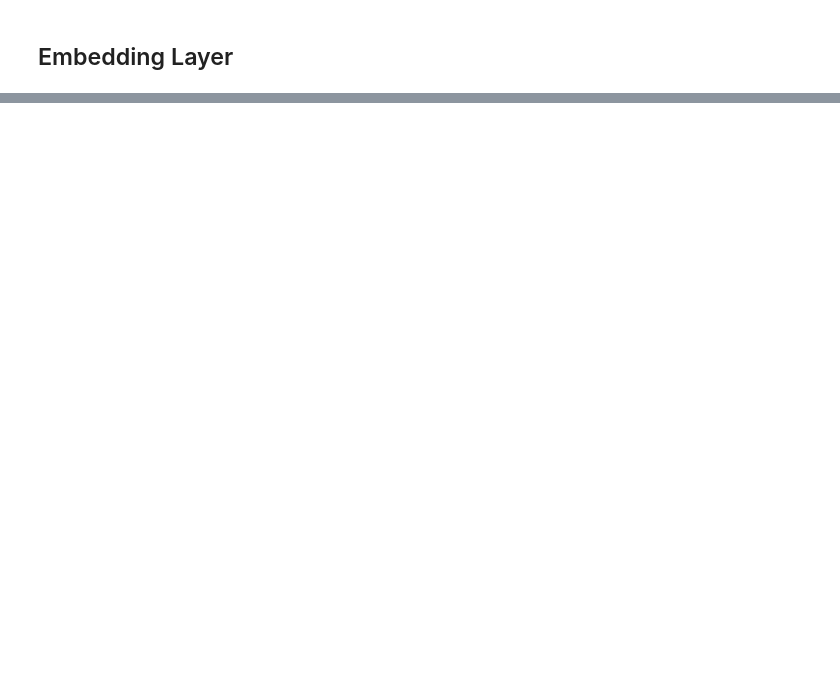
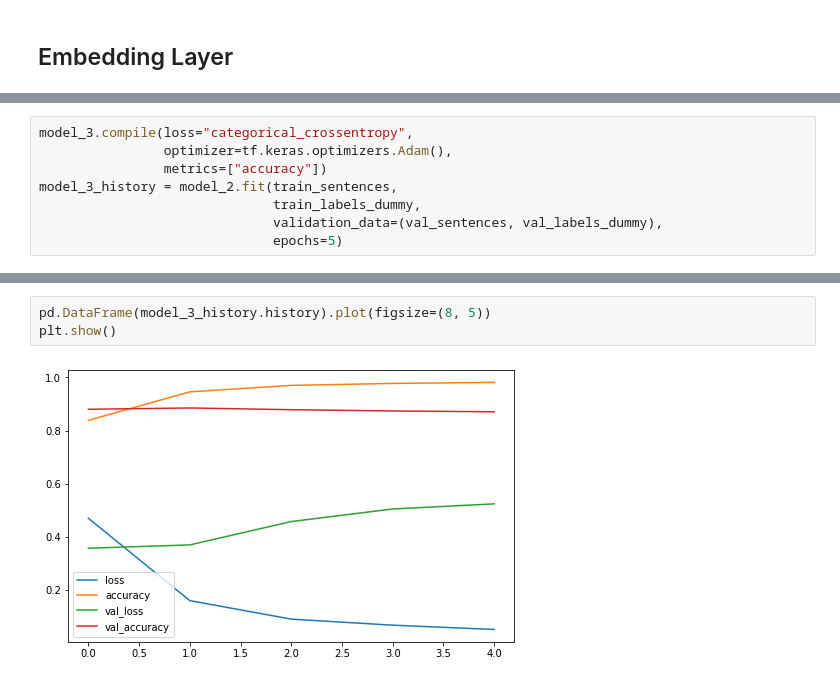
Before and after one commit to melihkacaman/Characterizing-Profile-on-Twitter-Data, a Jupyter notebook: notebooks/06 Deep Learning Models.ipynb, the cells around one changed output, grey strips where cells are left out. Saved outputs shown, nothing was run; the diff lists cells and outputs as text; blank space fills up the shorter version.

```diff
--- a/notebooks/06 Deep Learning Models.ipynb
+++ b/notebooks/06 Deep Learning Models.ipynb
@@ -126,0 +342,8 @@ text_vectorizer.get_vocabulary()
+# %%
+model_3.compile(loss="categorical_crossentropy",
+                optimizer=tf.keras.optimizers.Adam(),
+                metrics=["accuracy"])
+model_3_history = model_2.fit(train_sentences,
+                              train_labels_dummy,
+                              validation_data=(val_sentences, val_labels_dummy),
+                              epochs=5)
@@ -126,0 +361,5 @@ text_vectorizer.get_vocabulary()
+# %%
+pd.DataFrame(model_3_history.history).plot(figsize=(8, 5))
+plt.show()
+# %% [output]
+[figure, added]
```
Also changed, not shown: parts of 71 cells of this notebook.
